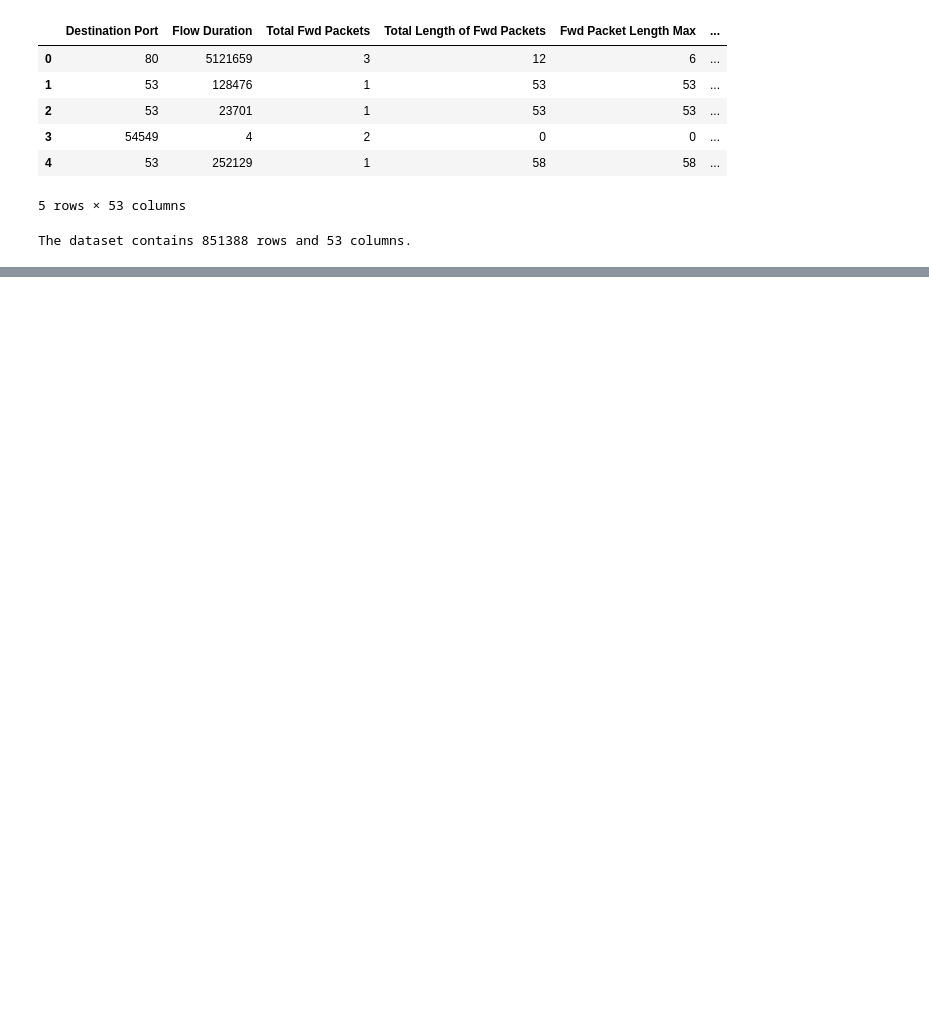
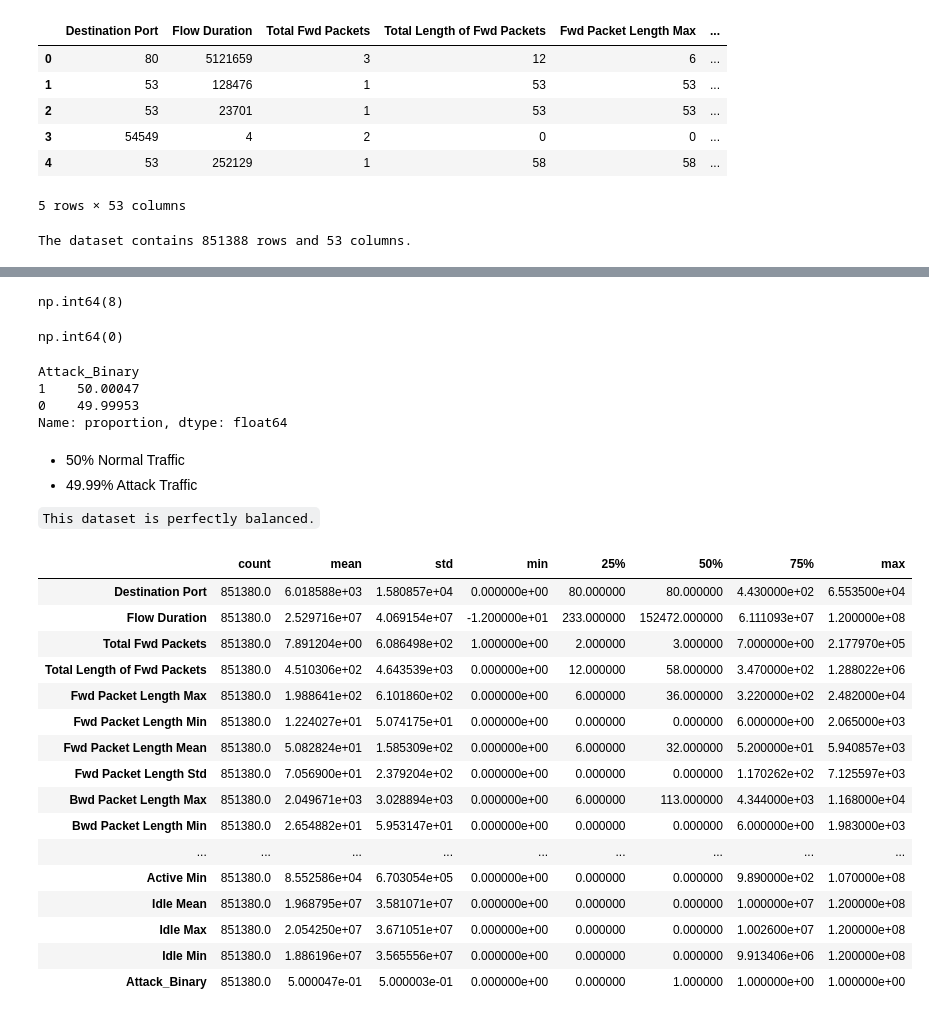
Before and after one commit to virtual-arin/Network-Intrusion-Detection-System, a Jupyter notebook: notebooks/Notebook.ipynb, the cells around one changed output, grey strips where cells are left out. Drawn from its saved outputs; the diff is of its cells as text; code cells hidden in the pictures; blank space fills up the shorter version.

```diff
--- a/notebooks/Notebook.ipynb
+++ b/notebooks/Notebook.ipynb
@@ -32,0 +94,4 @@ The dataset contains 851388 rows and 53 columns.
+# %%
+df.duplicated().sum()
+# %% [output]
+np.int64(8)
@@ -32,0 +100,36 @@ The dataset contains 851388 rows and 53 columns.
+# %%
+df.duplicated().sum()
+# %% [output]
+np.int64(0)
+# %%
+df["Attack_Binary"].value_counts(normalize=True) * 100
+# %% [output]
+Attack_Binary
+1    50.00047
+0    49.99953
+Name: proportion, dtype: float64
+# %% [markdown]
+* 50% Normal Traffic
+* 49.99% Attack Traffic
+
+`This dataset is perfectly balanced.`
+# %%
+df.describe().T
+# %% [output]
+|  | count | mean | std | min | 25% | 50% | 75% | max |
+| Destination Port | 851380.0 | 6.018588e+03 | 1.580857e+04 | 0.000000e+00 | 80.000000 | 80.000000 | 4.430000e+02 | 6.553500e+04 |
+| Flow Duration | 851380.0 | 2.529716e+07 | 4.069154e+07 | -1.200000e+01 | 233.000000 | 152472.000000 | 6.111093e+07 | 1.200000e+08 |
+| Total Fwd Packets | 851380.0 | 7.891204e+00 | 6.086498e+02 | 1.000000e+00 | 2.000000 | 3.000000 | 7.000000e+00 | 2.177970e+05 |
+| Total Length of Fwd Packets | 851380.0 | 4.510306e+02 | 4.643539e+03 | 0.000000e+00 | 12.000000 | 58.000000 | 3.470000e+02 | 1.288022e+06 |
+| Fwd Packet Length Max | 851380.0 | 1.988641e+02 | 6.101860e+02 | 0.000000e+00 | 6.000000 | 36.000000 | 3.220000e+02 | 2.482000e+04 |
+| Fwd Packet Length Min | 851380.0 | 1.224027e+01 | 5.074175e+01 | 0.000000e+00 | 0.000000 | 0.000000 | 6.000000e+00 | 2.065000e+03 |
+| Fwd Packet Length Mean | 851380.0 | 5.082824e+01 | 1.585309e+02 | 0.000000e+00 | 6.000000 | 32.000000 | 5.200000e+01 | 5.940857e+03 |
+| Fwd Packet Length Std | 851380.0 | 7.056900e+01 | 2.379204e+02 | 0.000000e+00 | 0.000000 | 0.000000 | 1.170262e+02 | 7.125597e+03 |
+| Bwd Packet Length Max | 851380.0 | 2.049671e+03 | 3.028894e+03 | 0.000000e+00 | 6.000000 | 113.000000 | 4.344000e+03 | 1.168000e+04 |
+| Bwd Packet Length Min | 851380.0 | 2.654882e+01 | 5.953147e+01 | 0.000000e+00 | 0.000000 | 0.000000 | 6.000000e+00 | 1.983000e+03 |
+| ... | ... | ... | ... | ... | ... | ... | ... | ... |
+| Active Min | 851380.0 | 8.552586e+04 | 6.703054e+05 | 0.000000e+00 | 0.000000 | 0.000000 | 9.890000e+02 | 1.070000e+08 |
+| Idle Mean | 851380.0 | 1.968795e+07 | 3.581071e+07 | 0.000000e+00 | 0.000000 | 0.000000 | 1.000000e+07 | 1.200000e+08 |
+| Idle Max | 851380.0 | 2.054250e+07 | 3.671051e+07 | 0.000000e+00 | 0.000000 | 0.000000 | 1.002600e+07 | 1.200000e+08 |
+| Idle Min | 851380.0 | 1.886196e+07 | 3.565556e+07 | 0.000000e+00 | 0.000000 | 0.000000 | 9.913406e+06 | 1.200000e+08 |
+| Attack_Binary | 851380.0 | 5.000047e-01 | 5.000003e-01 | 0.000000e+00 | 0.000000 | 1.000000 | 1.000000e+00 | 1.000000e+00 |
```
Also changed, not shown: parts of 25 cells of this notebook, 5 other files.
